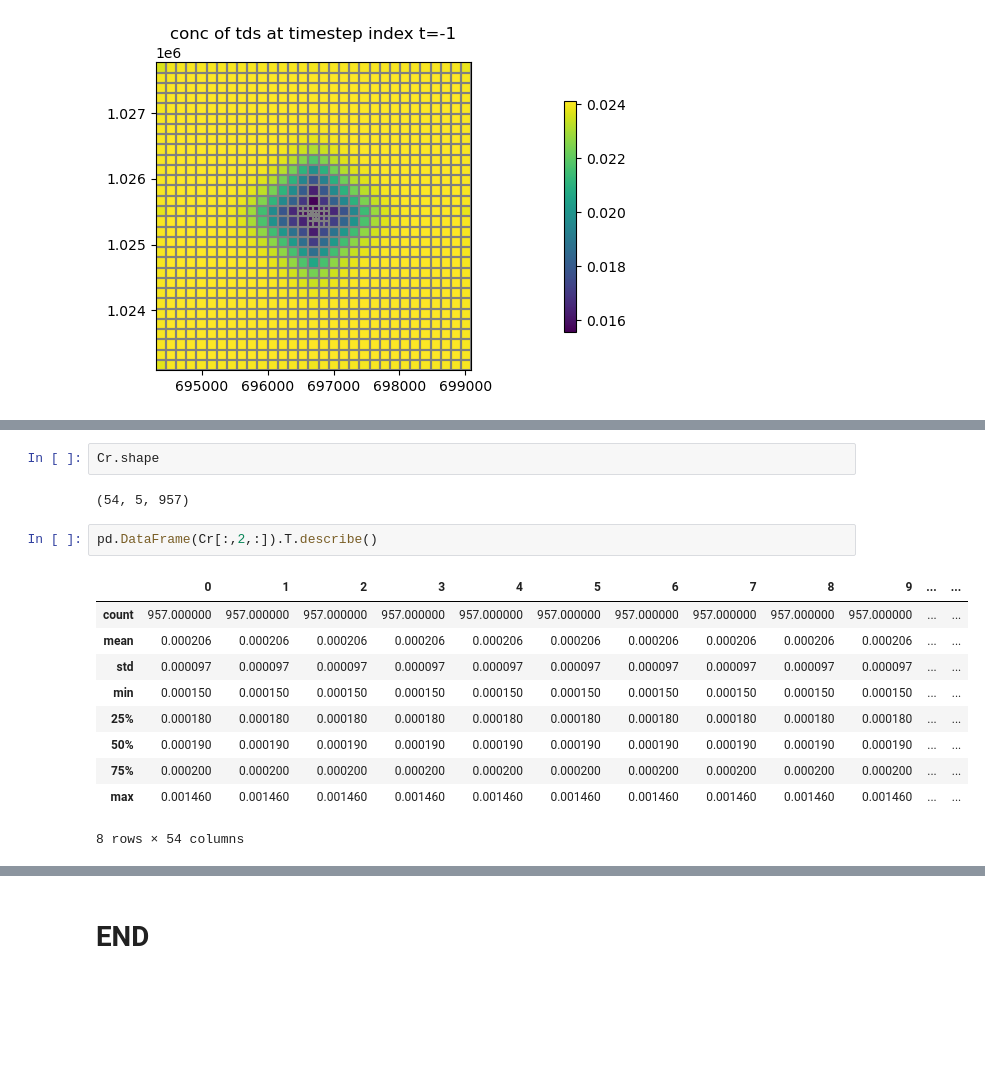
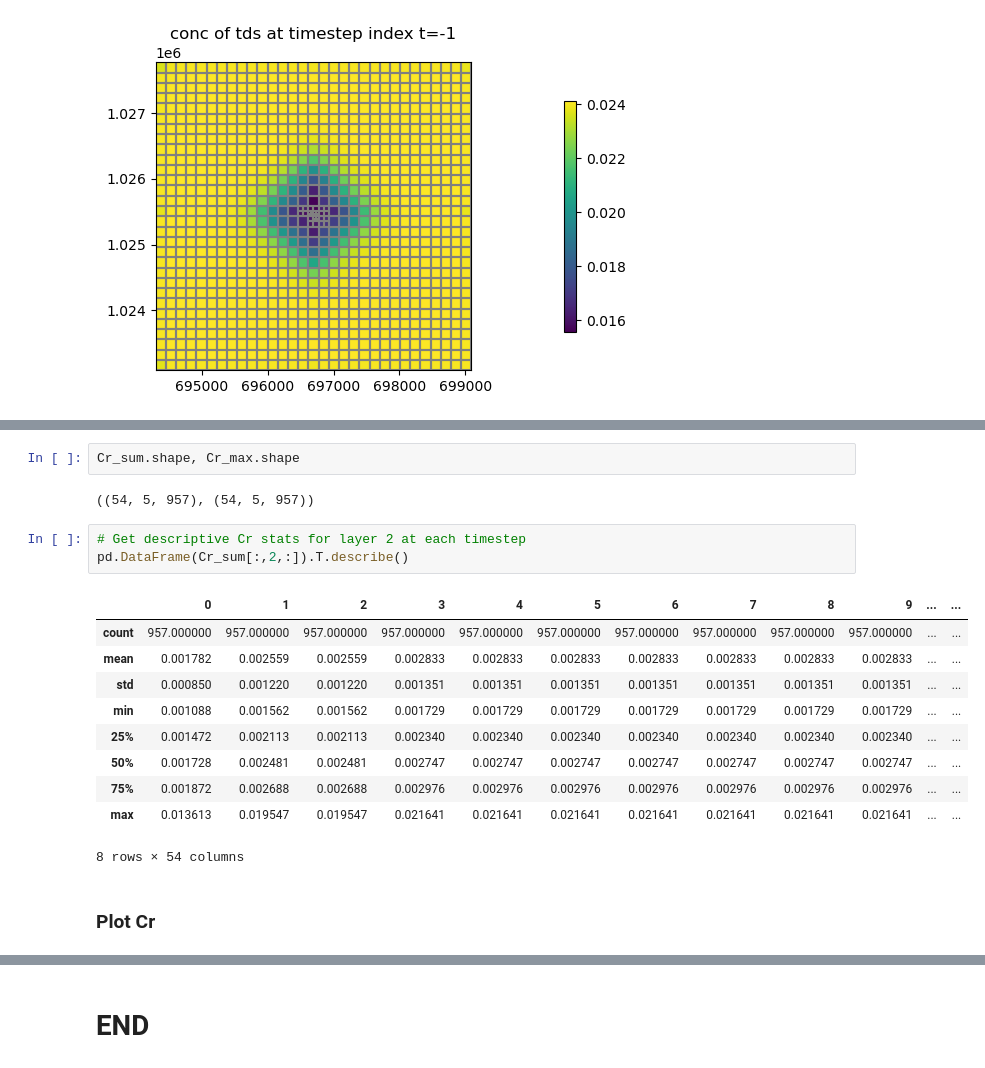
Before and after one commit to LimnoTech/mf6rtm-asr-example, a Jupyter notebook: sims/sim01-mf6only/mf6_explore2.ipynb, the cells around one changed output, grey strips where cells are left out. Cells and saved outputs as stored; diff of their text form; blank space fills up the shorter version.

```diff
--- a/sims/sim01-mf6only/mf6_explore2.ipynb
+++ b/sims/sim01-mf6only/mf6_explore2.ipynb
@@ -943,18 +867,21 @@ Cr > 0.5:  (array([], dtype=int64), array([], dtype=int64), array([], dtype=int6
 # %%
-Cr.shape
+Cr_sum.shape, Cr_max.shape
 # %% [output]
-(54, 5, 957)
+((54, 5, 957), (54, 5, 957))
 # %%
-pd.DataFrame(Cr[:,2,:]).T.describe()
+# Get descriptive Cr stats for layer 2 at each timestep
+pd.DataFrame(Cr_sum[:,2,:]).T.describe()
 # %% [output]
 |  | 0 | 1 | 2 | 3 | 4 | 5 | 6 | 7 | 8 | 9 | ... | ... |
 | count | 957.000000 | 957.000000 | 957.000000 | 957.000000 | 957.000000 | 957.000000 | 957.000000 | 957.000000 | 957.000000 | 957.000000 | ... | ... |
-| mean | 0.000206 | 0.000206 | 0.000206 | 0.000206 | 0.000206 | 0.000206 | 0.000206 | 0.000206 | 0.000206 | 0.000206 | ... | ... |
-| std | 0.000097 | 0.000097 | 0.000097 | 0.000097 | 0.000097 | 0.000097 | 0.000097 | 0.000097 | 0.000097 | 0.000097 | ... | ... |
-| min | 0.000150 | 0.000150 | 0.000150 | 0.000150 | 0.000150 | 0.000150 | 0.000150 | 0.000150 | 0.000150 | 0.000150 | ... | ... |
-| 25% | 0.000180 | 0.000180 | 0.000180 | 0.000180 | 0.000180 | 0.000180 | 0.000180 | 0.000180 | 0.000180 | 0.000180 | ... | ... |
-| 50% | 0.000190 | 0.000190 | 0.000190 | 0.000190 | 0.000190 | 0.000190 | 0.000190 | 0.000190 | 0.000190 | 0.000190 | ... | ... |
-| 75% | 0.000200 | 0.000200 | 0.000200 | 0.000200 | 0.000200 | 0.000200 | 0.000200 | 0.000200 | 0.000200 | 0.000200 | ... | ... |
-| max | 0.001460 | 0.001460 | 0.001460 | 0.001460 | 0.001460 | 0.001460 | 0.001460 | 0.001460 | 0.001460 | 0.001460 | ... | ... |
+| mean | 0.001782 | 0.002559 | 0.002559 | 0.002833 | 0.002833 | 0.002833 | 0.002833 | 0.002833 | 0.002833 | 0.002833 | ... | ... |
+| std | 0.000850 | 0.001220 | 0.001220 | 0.001351 | 0.001351 | 0.001351 | 0.001351 | 0.001351 | 0.001351 | 0.001351 | ... | ... |
+| min | 0.001088 | 0.001562 | 0.001562 | 0.001729 | 0.001729 | 0.001729 | 0.001729 | 0.001729 | 0.001729 | 0.001729 | ... | ... |
+| 25% | 0.001472 | 0.002113 | 0.002113 | 0.002340 | 0.002340 | 0.002340 | 0.002340 | 0.002340 | 0.002340 | 0.002340 | ... | ... |
+| 50% | 0.001728 | 0.002481 | 0.002481 | 0.002747 | 0.002747 | 0.002747 | 0.002747 | 0.002747 | 0.002747 | 0.002747 | ... | ... |
+| 75% | 0.001872 | 0.002688 | 0.002688 | 0.002976 | 0.002976 | 0.002976 | 0.002976 | 0.002976 | 0.002976 | 0.002976 | ... | ... |
+| max | 0.013613 | 0.019547 | 0.019547 | 0.021641 | 0.021641 | 0.021641 | 0.021641 | 0.021641 | 0.021641 | 0.021641 | ... | ... |
 8 rows × 54 columns
+# %% [markdown]
+### Plot Cr
 # %%
```
Also changed, not shown: parts of 7 cells of this notebook, 4 other files.
